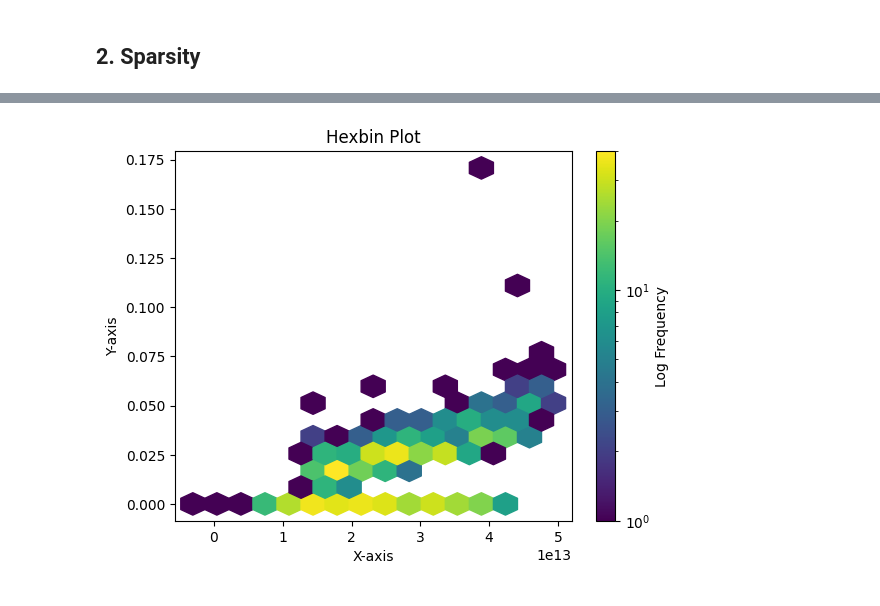
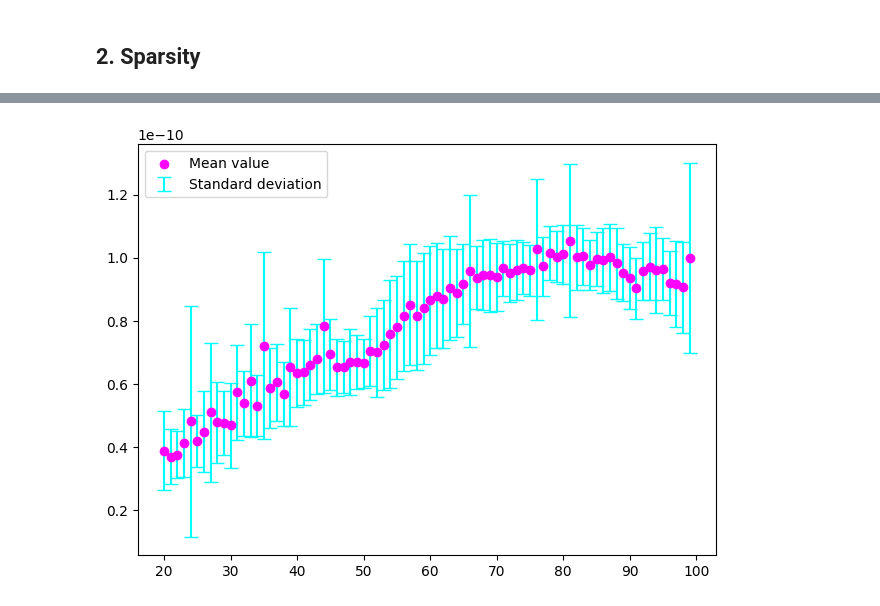
Before and after one commit to alexicanesse/Near-linear-convergence-of-the-Random-Osborne-algorithm-for-Matrix-Balancing, a Jupyter notebook: experiments.ipynb, the cells around one changed output, grey strips where cells are left out. Saved outputs shown, nothing was run; the diff lists cells and outputs as text; code cells hidden in the pictures.

```diff
--- a/experiments.ipynb
+++ b/experiments.ipynb
@@ -128,21 +195,34 @@ plt.show()
-# %%
-import pandas as pd
-import matplotlib.pyplot as plt
-
-# Assuming df is your DataFrame with 'x' and 'times' columns
-data = {'x': x,
-        'times': times}
-
-df = pd.DataFrame(data)
-#df = df[df['times'] > 1e2]
-
-# Create a hexbin plot
-plt.hexbin(df['x'], df['times'], gridsize=(15, 10), cmap='viridis', bins='log')
-
-plt.colorbar(label='Log Frequency')
-plt.xlabel('X-axis')
-plt.ylabel('Y-axis')
-plt.title('Hexbin Plot')
-plt.show()
-# %% [output]
-[figure, removed]
+# %%
+epsilon=1e-4
+x = []
+times = []
+x_mean = []
+times_mean = []
+times_std = []
+
+n = 10
+kappa = 1e6
+for m in tqdm(range(20, 100), desc="Processing"):
+    for _ in range(100):
+        matrix = utils.generate_matrix_params(n=n, m=m, kappa=kappa)
+
+        d = utils.diameter_of_matrix(matrix)
+
+        balancer = osborn.MatrixBalancer(matrix, device='cpu', epsilon=epsilon)
+        start_time = time.time()
+        balanced_matrix = balancer.balance(method='greedy')
+        x.append(m)
+
+        times.append((time.time() - start_time)/ (n**2/epsilon * min(d, 1/epsilon) * np.log(kappa)))
+    x_mean.append(m)
+    times_mean.append(np.mean(times[-100:]))
+    times_std.append(np.std(times[-100:]))
+
+plt.errorbar(x_mean, times_mean, yerr=times_std, fmt="none", capsize=5., label="Standard deviation", color="cyan", zorder=1)
+plt.scatter(x_mean, times_mean, label="Mean value", color="magenta")
+plt.legend()
+plt.tight_layout()
+plt.savefig(f"greedy_n{n},m_20_100_kappa_{kappa}.pdf")
+plt.show()
+# %% [output]
+[figure, added]
```
Also changed, not shown: parts of 11 cells of this notebook, 19 other files.
